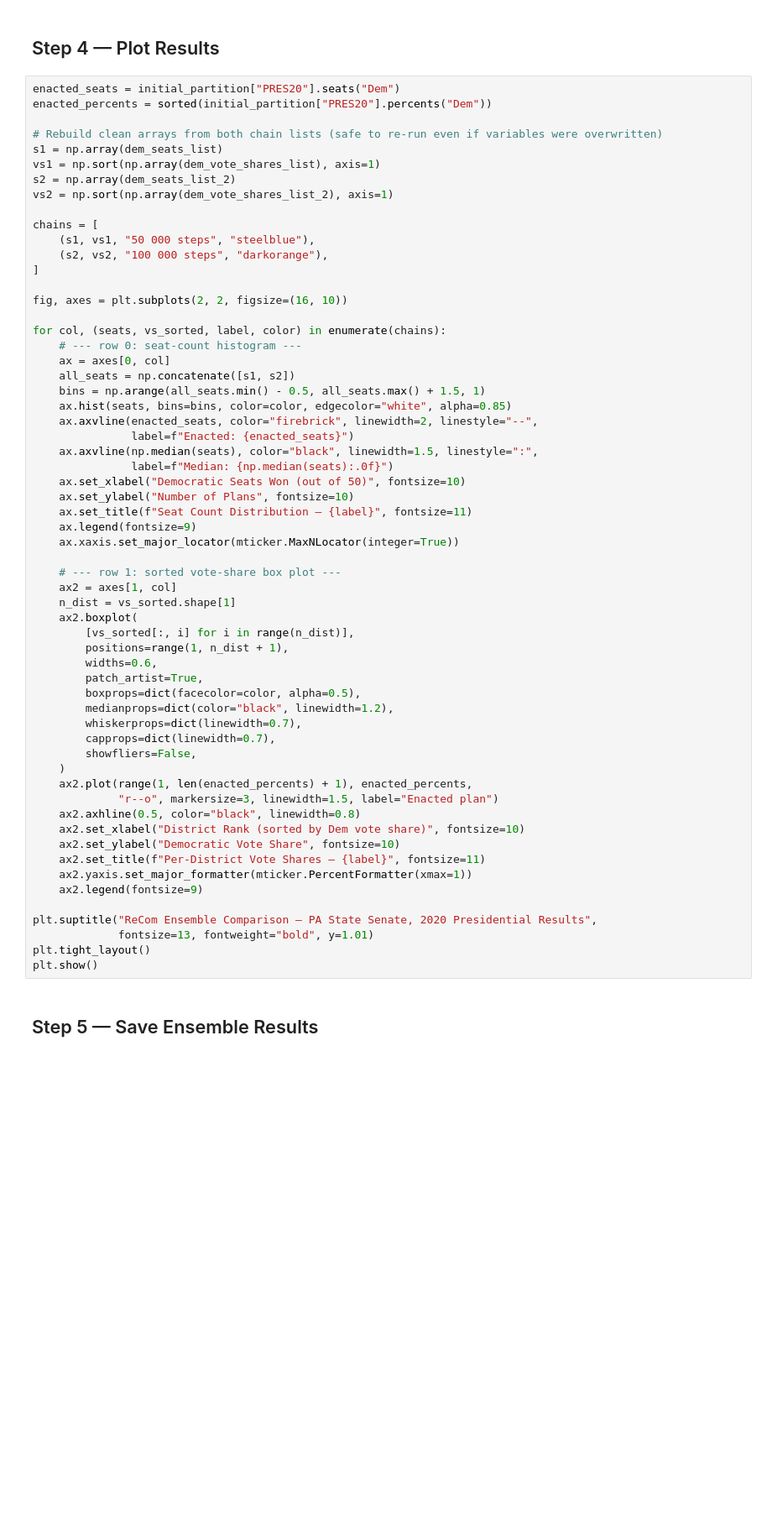
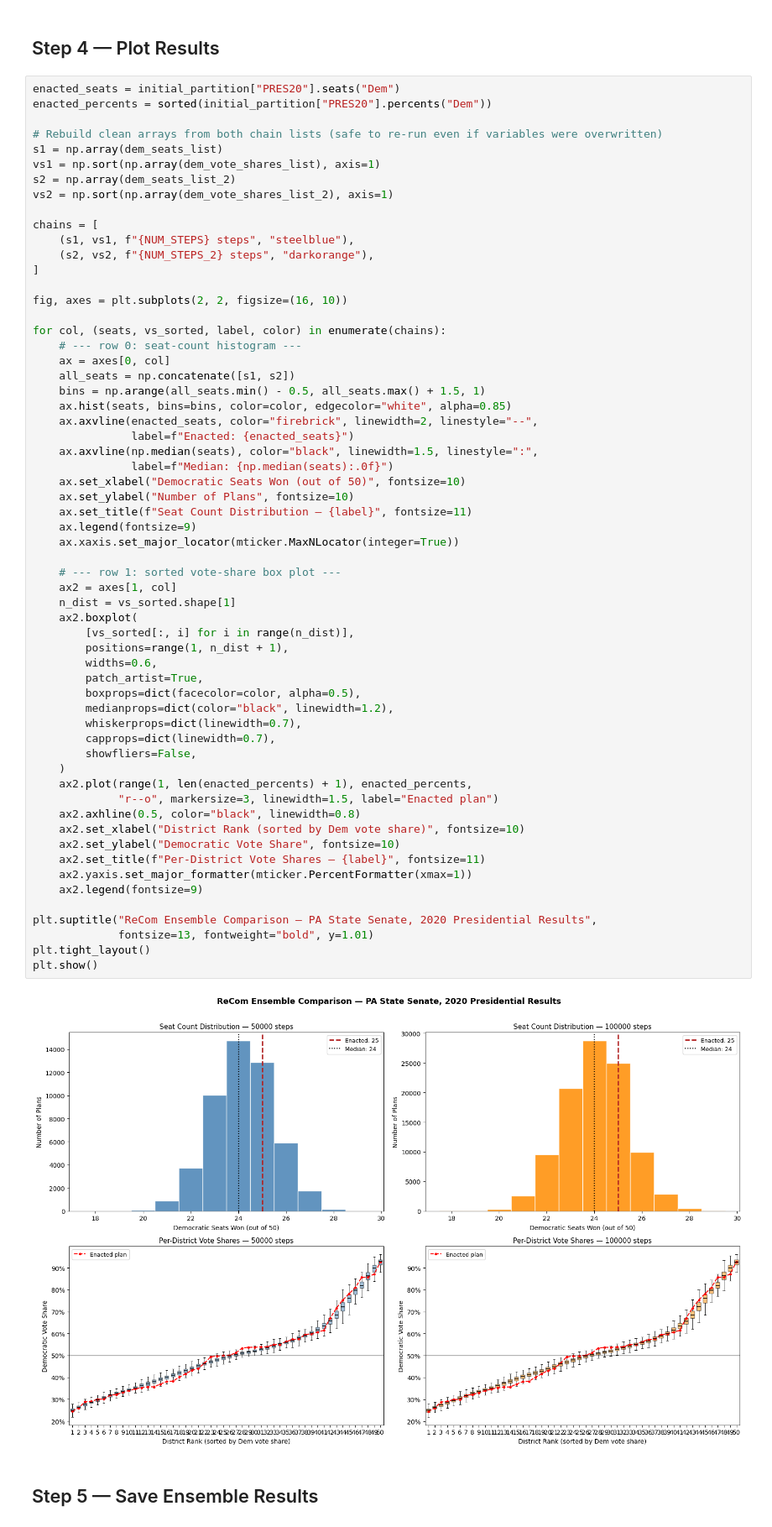
Before and after one commit to Guillermo-03/AI_For_Redistricting_Project, a Jupyter notebook: notebooks/02_ensemble_A.ipynb, the cells around one changed output. Shown at 84% size. Cells and saved outputs as stored; diff of their text form; blank space fills up the shorter version.

```diff
--- a/notebooks/02_ensemble_A.ipynb
+++ b/notebooks/02_ensemble_A.ipynb
@@ -150,8 +199,8 @@ s2 = np.array(dem_seats_list_2)
 vs2 = np.sort(np.array(dem_vote_shares_list_2), axis=1)
 
 chains = [
-    (s1, vs1, "50 000 steps", "steelblue"),
-    (s2, vs2, "100 000 steps", "darkorange"),
+    (s1, vs1, f"{NUM_STEPS} steps", "steelblue"),
+    (s2, vs2, f"{NUM_STEPS_2} steps", "darkorange"),
 ]
 
 fig, axes = plt.subplots(2, 2, figsize=(16, 10))
@@ -172,33 +221,35 @@ for col, (seats, vs_sorted, label, color) in enumerate(chains):
     ax.legend(fontsize=9)
     ax.xaxis.set_major_locator(mticker.MaxNLocator(integer=True))
 
     # --- row 1: sorted vote-share box plot ---
     ax2 = axes[1, col]
     n_dist = vs_sorted.shape[1]
     ax2.boxplot(
         [vs_sorted[:, i] for i in range(n_dist)],
         positions=range(1, n_dist + 1),
         widths=0.6,
         patch_artist=True,
         boxprops=dict(facecolor=color, alpha=0.5),
         medianprops=dict(color="black", linewidth=1.2),
         whiskerprops=dict(linewidth=0.7),
         capprops=dict(linewidth=0.7),
         showfliers=False,
     )
     ax2.plot(range(1, len(enacted_percents) + 1), enacted_percents,
              "r--o", markersize=3, linewidth=1.5, label="Enacted plan")
     ax2.axhline(0.5, color="black", linewidth=0.8)
     ax2.set_xlabel("District Rank (sorted by Dem vote share)", fontsize=10)
     ax2.set_ylabel("Democratic Vote Share", fontsize=10)
     ax2.set_title(f"Per-District Vote Shares — {label}", fontsize=11)
     ax2.yaxis.set_major_formatter(mticker.PercentFormatter(xmax=1))
     ax2.legend(fontsize=9)
 
 plt.suptitle("ReCom Ensemble Comparison — PA State Senate, 2020 Presidential Results",
              fontsize=13, fontweight="bold", y=1.01)
 plt.tight_layout()
 plt.show()
+# %% [output]
+[figure, added]
 # %% [markdown]
 ## Step 5 — Save Ensemble Results
 # %%
```
Also changed, not shown: parts of 4 cells of this notebook, 1 other file.
